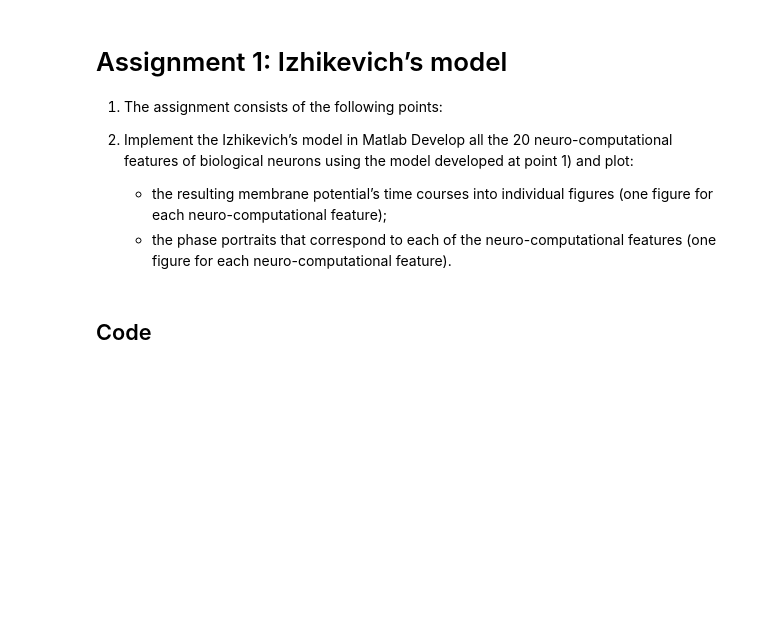
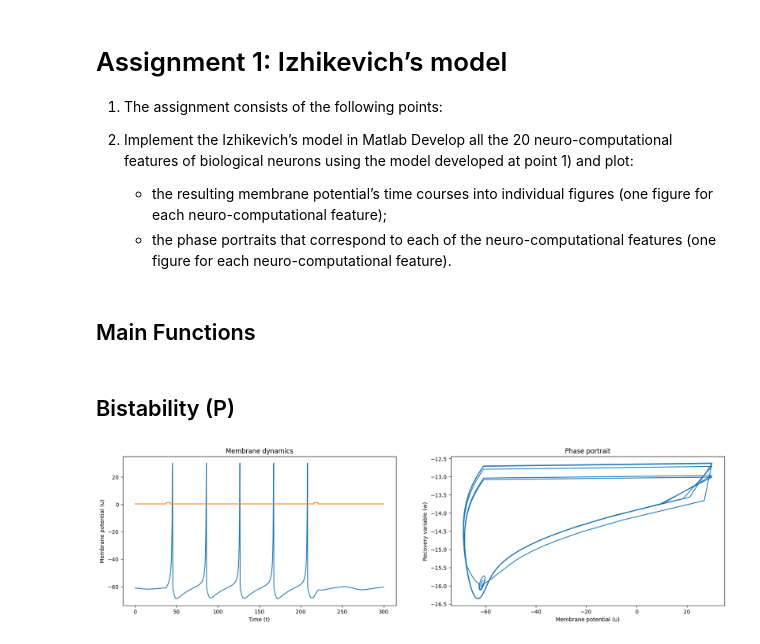
Before and after one commit to JacopoRaffi/CNS_Assignments, a Jupyter notebook: LAB1/main.ipynb, the cells around one changed output. Cells and saved outputs as stored; diff of their text form; code cells hidden in the pictures; blank space fills up the shorter version.

Commit message:
Completed plot function

```diff
--- a/LAB1/main.ipynb
+++ b/LAB1/main.ipynb
@@ -7,7 +7,7 @@
 Develop all the 20 neuro-computational features of biological neurons using the model developed at point 1) and plot:
     - the resulting membrane potential’s time courses into individual figures (one figure for each neuro-computational feature);
     - the phase portraits that correspond to each of the neuro-computational features (one figure for each neuro-computational feature).
-# %% [markdown]
-## Code
+# %% [markdown]
+## Main Functions
 # %%
 import numpy
@@ -78,0 +116,21 @@ def Izhikevich(u:float, w:float,
+# %% [markdown]
+## Bistability (P)
+# %%
+a = 0.1
+b = 0.26
+c = -60
+d = 0
+u = -61  # Initial membrane potential
+w = b * u  # Initial recovery variable
+tau = 0.25  # Time step
+tspan = numpy.arange(0, 300 + tau, tau)  # Time span
+T1 = tspan[-1]/8
+T2 = 216
+
+condition = lambda t: ((t > T1) and (t < T1 + 5)) or ((t > T2) and (t < T2 + 5))
+I = [1.24 if condition(t) else 0.24 for t in tspan]
+
+u_v, w_v = Izhikevich(u, w, a, b, c, d, I, tspan, tau)
+show_charts(u_v, w_v, I, tspan)
+# %% [output]
+[figure, added]
```
Also changed, not shown: parts of 1 cell of this notebook.
